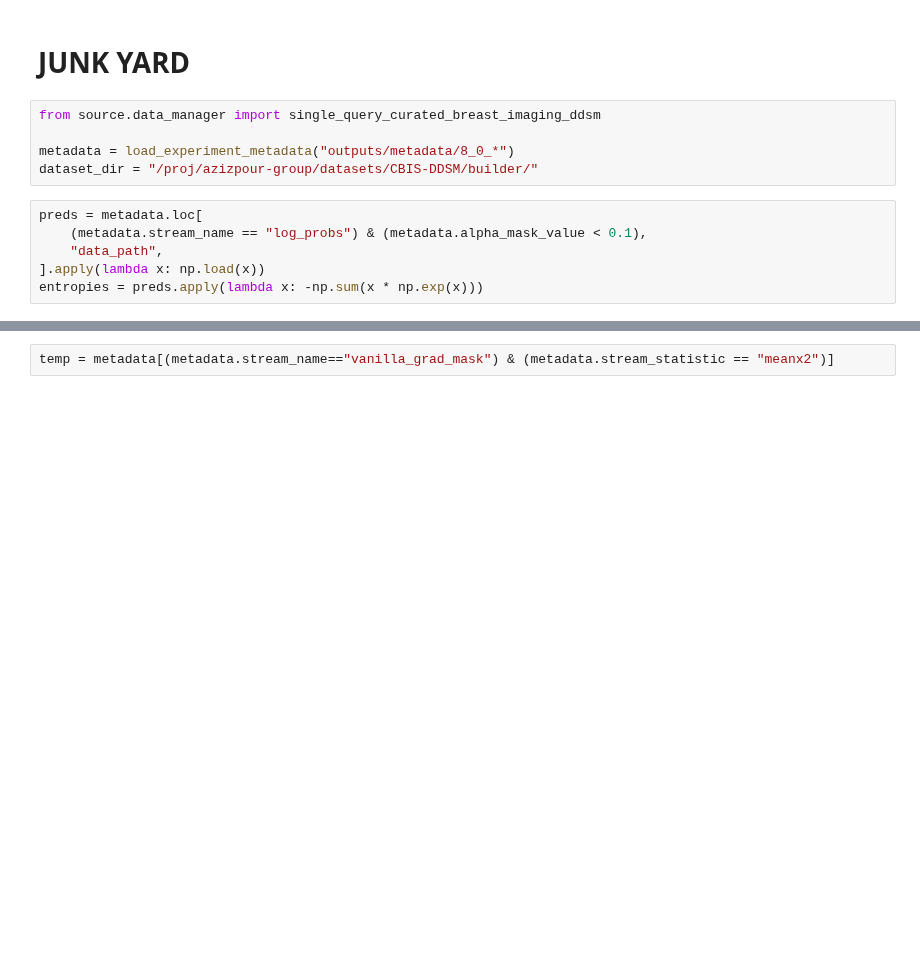
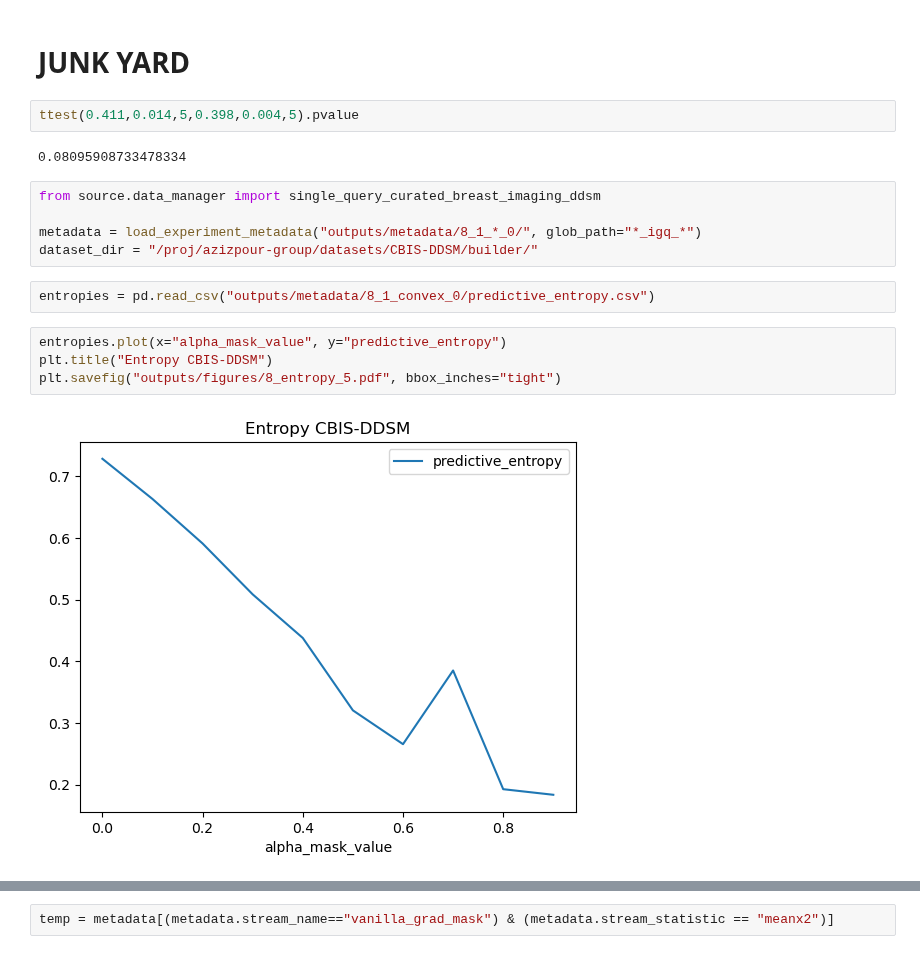
Before and after one commit to Amir-Mehrpanah/On-Spectral-Properties-of-Gradient-based-Explanation-Methods-ECCV24, a Jupyter notebook: experiments/experiment_8.ipynb, the cells around one changed output, grey strips where cells are left out. Cells and saved outputs as stored; diff of their text form; blank space fills up the shorter version.

```diff
--- a/experiments/experiment_8.ipynb
+++ b/experiments/experiment_8.ipynb
@@ -454,17 +450,23 @@ prediction       deletion     blur             convex         0.157\pm0.007
 dtype: object
 # %% [markdown]
 # JUNK YARD
+# %%
+ttest(0.411,0.014,5,0.398,0.004,5).pvalue
+# %% [output]
+0.08095908733478334
 # %%
 from source.data_manager import single_query_curated_breast_imaging_ddsm
 
-metadata = load_experiment_metadata("outputs/metadata/8_0_*")
+metadata = load_experiment_metadata("outputs/metadata/8_1_*_0/", glob_path="*_igq_*")
 dataset_dir = "/proj/azizpour-group/datasets/CBIS-DDSM/builder/"
-# %%
-preds = metadata.loc[
-    (metadata.stream_name == "log_probs") & (metadata.alpha_mask_value < 0.1),
-    "data_path",
-].apply(lambda x: np.load(x))
-entropies = preds.apply(lambda x: -np.sum(x * np.exp(x)))
+# %%
+entropies = pd.read_csv("outputs/metadata/8_1_convex_0/predictive_entropy.csv")
+# %%
+entropies.plot(x="alpha_mask_value", y="predictive_entropy")
+plt.title("Entropy CBIS-DDSM")
+plt.savefig("outputs/figures/8_entropy_5.pdf", bbox_inches="tight")
+# %% [output]
+[figure, added]
 # %%
 metadata.alpha_mask_value.unique()
 # %% [output]
```
Also changed, not shown: parts of 25 cells of this notebook, 11 other files.
